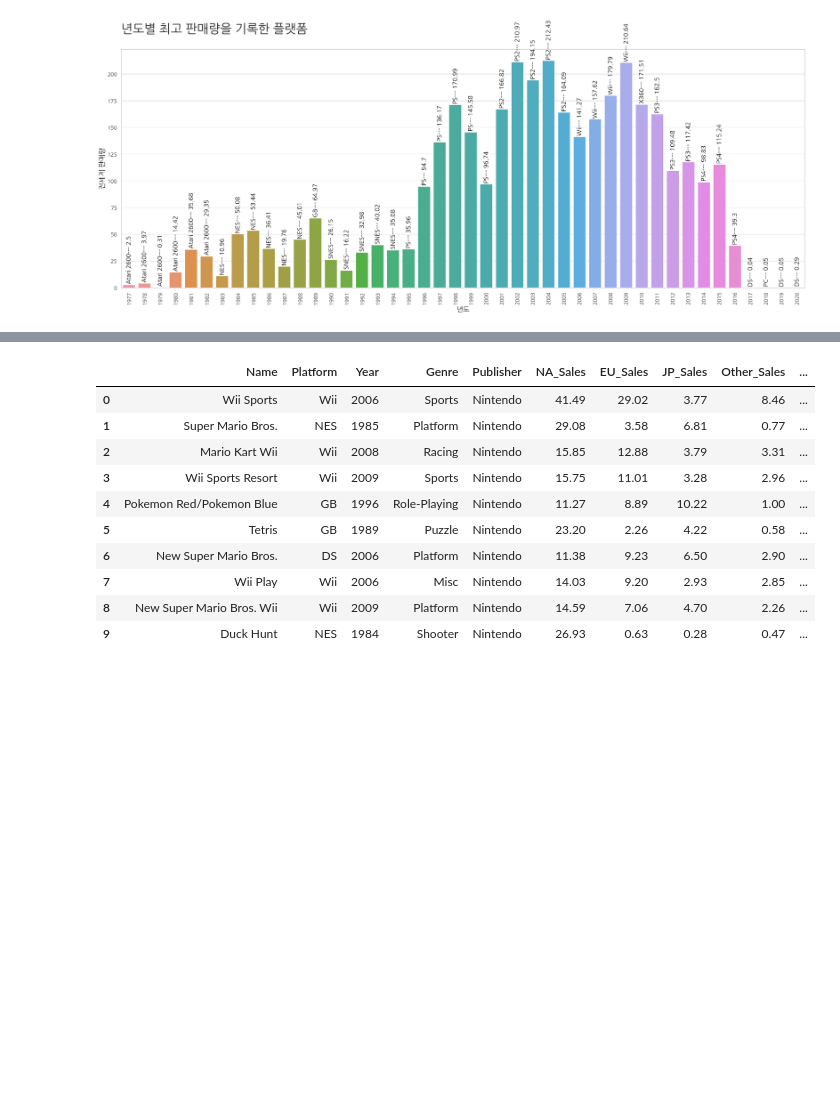
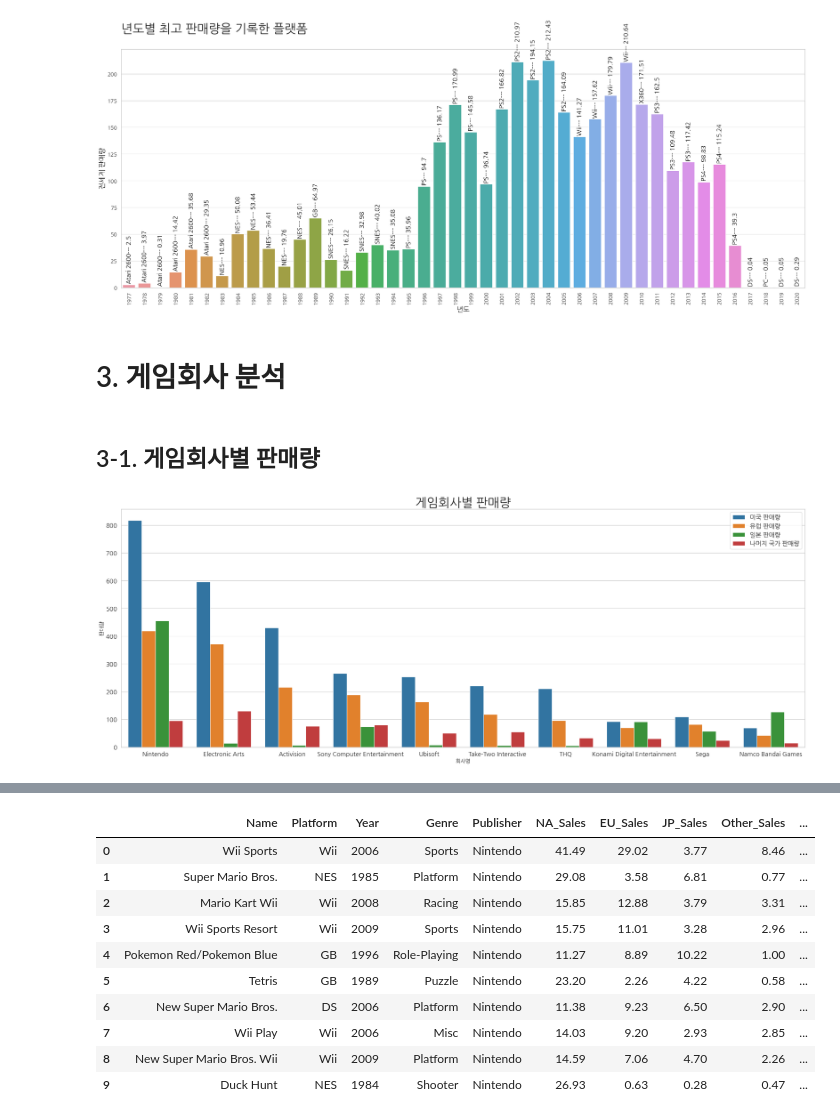
Before and after one commit to rsj9987/videogames_analysis, a Jupyter notebook: AI_03_나승주_section1_발표노트.ipynb, the cells around one changed output, grey strips where cells are left out. Cells and saved outputs as stored; diff of their text form; code cells hidden in the pictures; blank space fills up the shorter version.

```diff
--- a/AI_03_나승주_section1_발표노트.ipynb
+++ b/AI_03_나승주_section1_발표노트.ipynb
@@ -658,3 +382,27 @@ plt.ylabel('전세계 판매량', fontsize=16)
 plt.show()
 # %% [output]
 [figure]
+# %% [markdown]
+# 3. 게임회사 분석
+# %% [markdown]
+## 3-1. 게임회사별 판매량
+# %%
+# 게임 회사별 판매량 막대 그래프
+publisher_by_sales = df[['Publisher', 'NA_Sales', 'EU_Sales', 'JP_Sales', 'Other_Sales', 'Global_Sales']]
+publisher_by_sales.columns = ['회사명', '미국 판매량', '유럽 판매량', '일본 판매량', '나머지 국가 판매량', '전세계 판매량']
+
+publisher_by_sales_grouped = publisher_by_sales.groupby(by=['회사명']).sum()
+
+publisher_by_sales_df = publisher_by_sales_grouped.reset_index().sort_values(by=['전세계 판매량'], ascending=False).head(10)
+publisher_by_sales_mt = pd.melt(publisher_by_sales_df, id_vars=['회사명'], value_vars=publisher_by_sales.columns[1:-1],
+                         var_name='판매국가', value_name='판매량')
+
+
+plt.figure(figsize=(28,10))
+ax = sns.barplot(x='회사명', y='판매량', hue='판매국가', data=publisher_by_sales_mt)
+ax.set_title('게임회사별 판매량', fontsize=28)
+ax.tick_params(labelsize=14)
+ax.legend(fontsize=14)
+plt.show()
+# %% [output]
+[figure, added]
```
Also changed, not shown: parts of 53 cells of this notebook, 1 other file.
